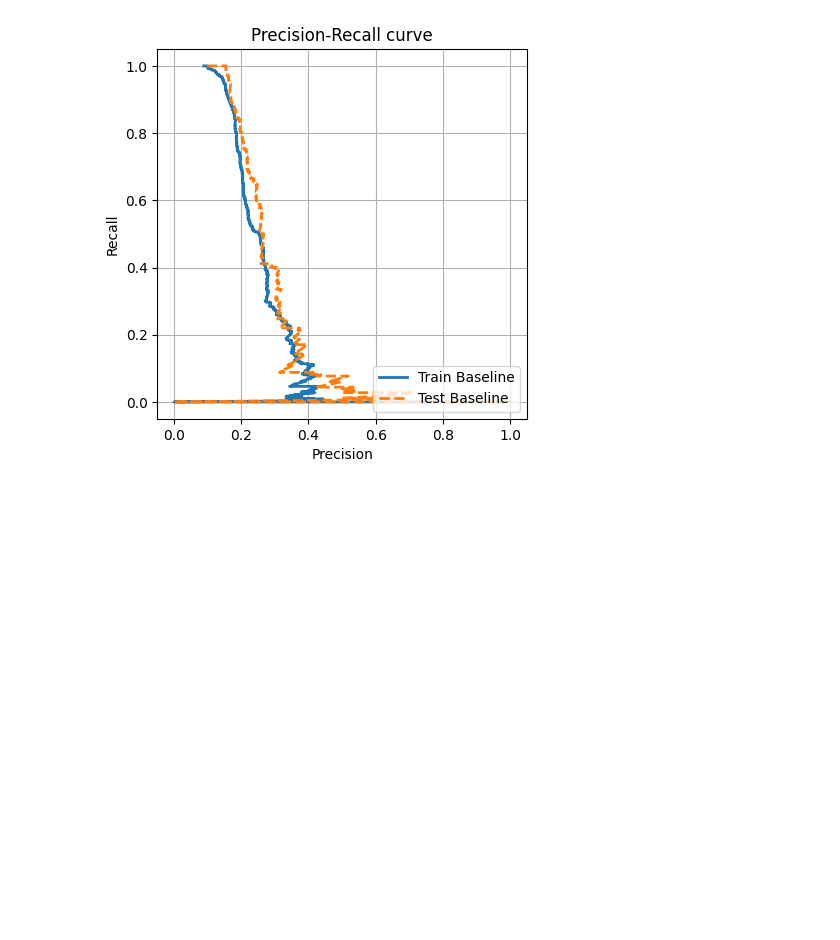
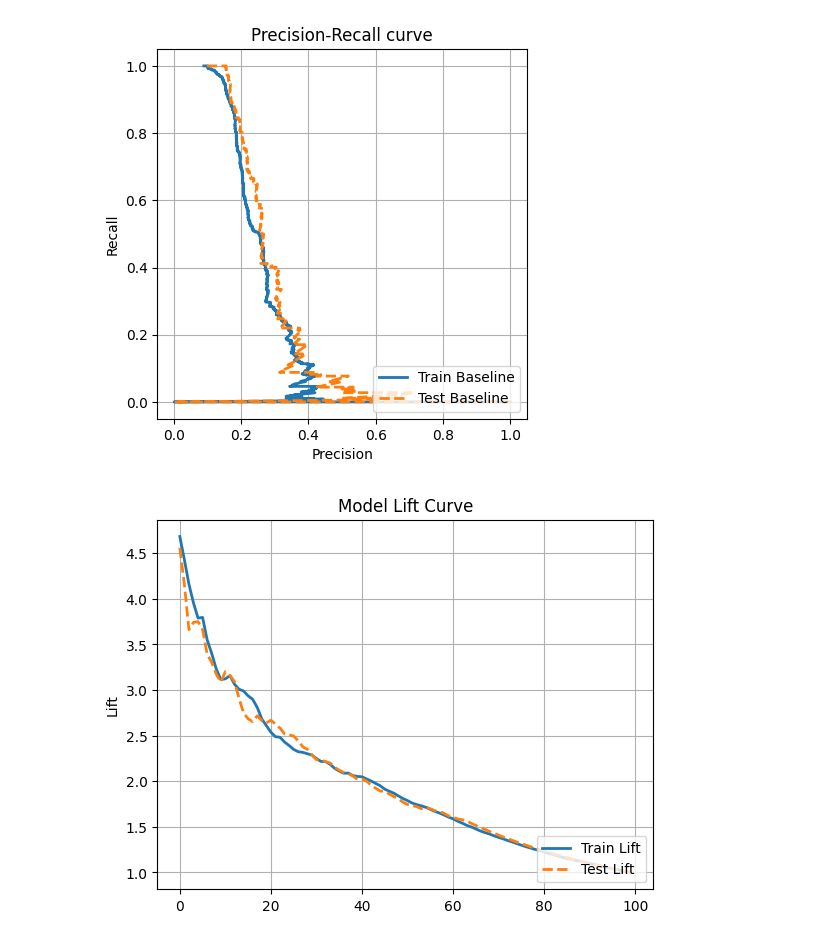
Before and after one commit to YaninaK/churn-prediction, a Jupyter notebook: notebooks/02_Baseline_model_NN.ipynb, the cells around one changed output. Saved outputs shown, nothing was run; the diff lists cells and outputs as text; code cells hidden in the pictures; blank space fills up the shorter version.

```diff
--- a/notebooks/02_Baseline_model_NN.ipynb
+++ b/notebooks/02_Baseline_model_NN.ipynb
@@ -278,3 +279,9 @@ plot_prc("Test Baseline", test_labels, test_predictions_baseline, linestyle='--'
 plt.legend(loc='lower right');
 # %% [output]
 [figure]
+# %%
+plot_lift("Train Lift", train_labels, train_predictions_baseline)
+plot_lift("Test Lift", test_labels, test_predictions_baseline, linestyle='--')
+plt.legend(loc='lower right');
+# %% [output]
+[figure, added]
```
Also changed, not shown: parts of 4 cells of this notebook.
